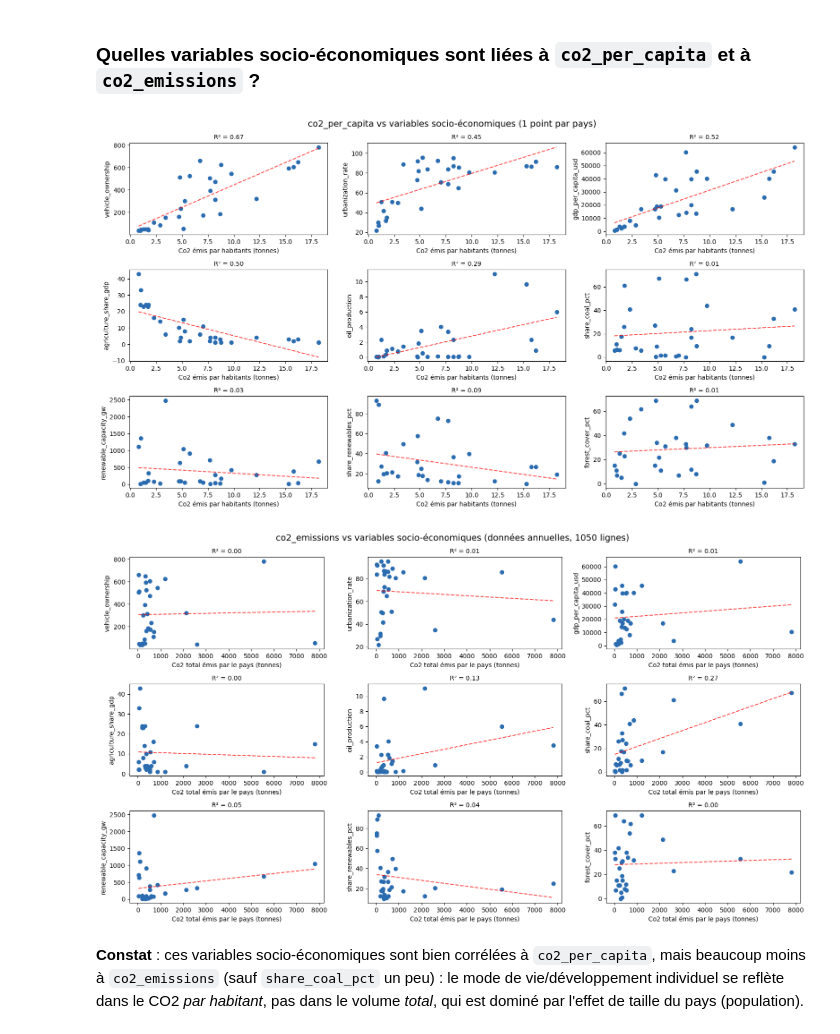
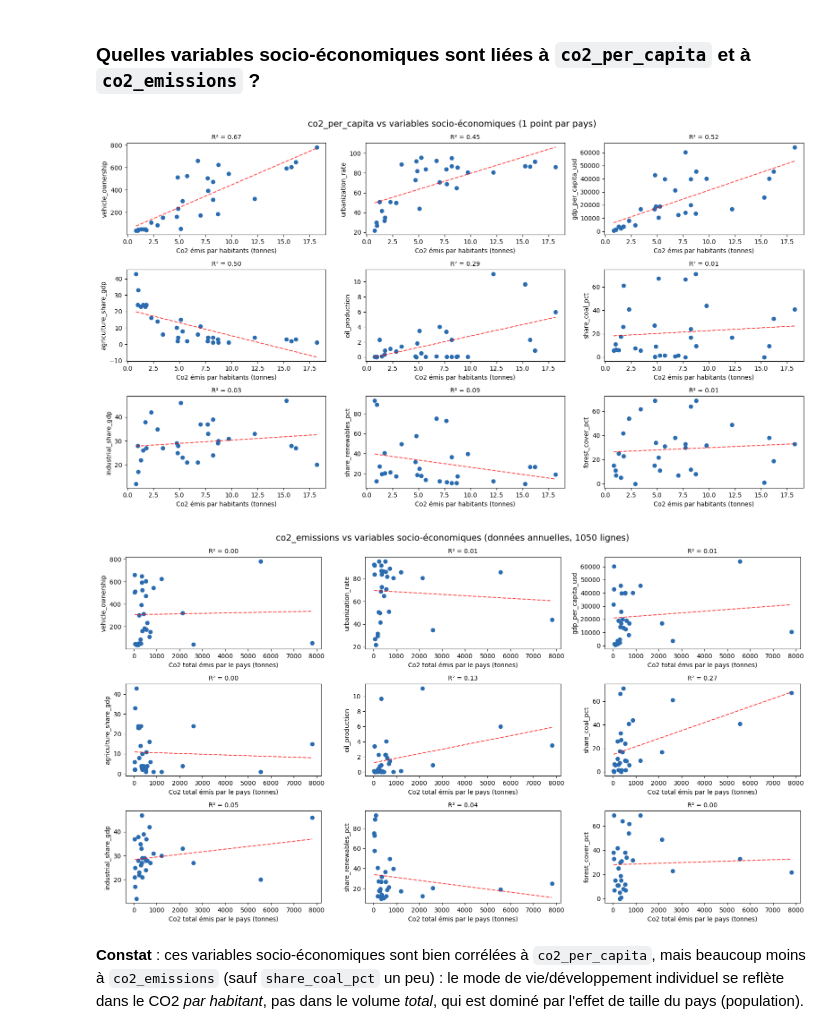
Before and after one commit to julietteboron/DESU_projet, a Jupyter notebook: Climat_DM_clean.ipynb, the cells around one changed output. Cells and saved outputs as stored; diff of their text form; code cells hidden in the pictures.

```diff
--- a/Climat_DM_clean.ipynb
+++ b/Climat_DM_clean.ipynb
@@ -163,28 +158,28 @@ Corrélation: 0.9984291896658517
 # %%
 from scipy.stats import linregress
 
 vars_to_plot = ['vehicle_ownership','urbanization_rate','gdp_per_capita_usd','agriculture_share_gdp',
-                'oil_production','share_coal_pct','renewable_capacity_gw','share_renewables_pct','forest_cover_pct']
+                'oil_production','share_coal_pct','industrial_share_gdp','share_renewables_pct','forest_cover_pct']
 
 df_by_country = df_annual.groupby('country')[vars_to_plot + ['co2_per_capita','co2_emissions']].mean().reset_index()
 
 fig, axes = plt.subplots(3, 3, figsize=(16,9))
 axes = axes.flatten()
 
 for ax, var in zip(axes, vars_to_plot):
     ax.scatter(df_by_country['co2_per_capita'], df_by_country[var], color='#2b6cb0')
     ax.set_xlabel('Co2 émis par habitants (tonnes)')
     ax.set_ylabel(var)
     # Régression linéaire + R² (part des écarts entre pays expliquée par la droite, de 0 à 1)
     reg = linregress(df_by_country['co2_per_capita'], df_by_country[var])
     xs = np.linspace(df_by_country['co2_per_capita'].min(), df_by_country['co2_per_capita'].max(), 50)
     ax.plot(xs, reg.slope * xs + reg.intercept, 'r--', alpha=0.7)
     ax.set_title(f"R² = {reg.rvalue**2:.2f}", fontsize=10)
 
 plt.suptitle("co2_per_capita vs variables socio-économiques (1 point par pays)", fontsize=14)
 plt.tight_layout()
 # %% [output]
-[figure, old version]
+[figure, new version]
 # %%
 fig, axes = plt.subplots(3, 3, figsize=(16,9))
 axes = axes.flatten()
@@ -202,7 +197,7 @@ for ax, var in zip(axes, vars_to_plot):
 plt.suptitle("co2_emissions vs variables socio-économiques (données annuelles, 1050 lignes)", fontsize=14)
 plt.tight_layout()
 # %% [output]
-[figure, old version]
+[figure, new version]
 # %% [markdown]
 **Constat** : ces variables socio-économiques sont bien corrélées à `co2_per_capita`, mais beaucoup moins à `co2_emissions` (sauf `share_coal_pct` un peu) : le mode de vie/développement individuel se reflète dans le CO2 *par habitant*, pas dans le volume *total*, qui est dominé par l'effet de taille du pays (population).
 # %% [markdown]
```
Also changed, not shown: parts of 88 cells of this notebook.
